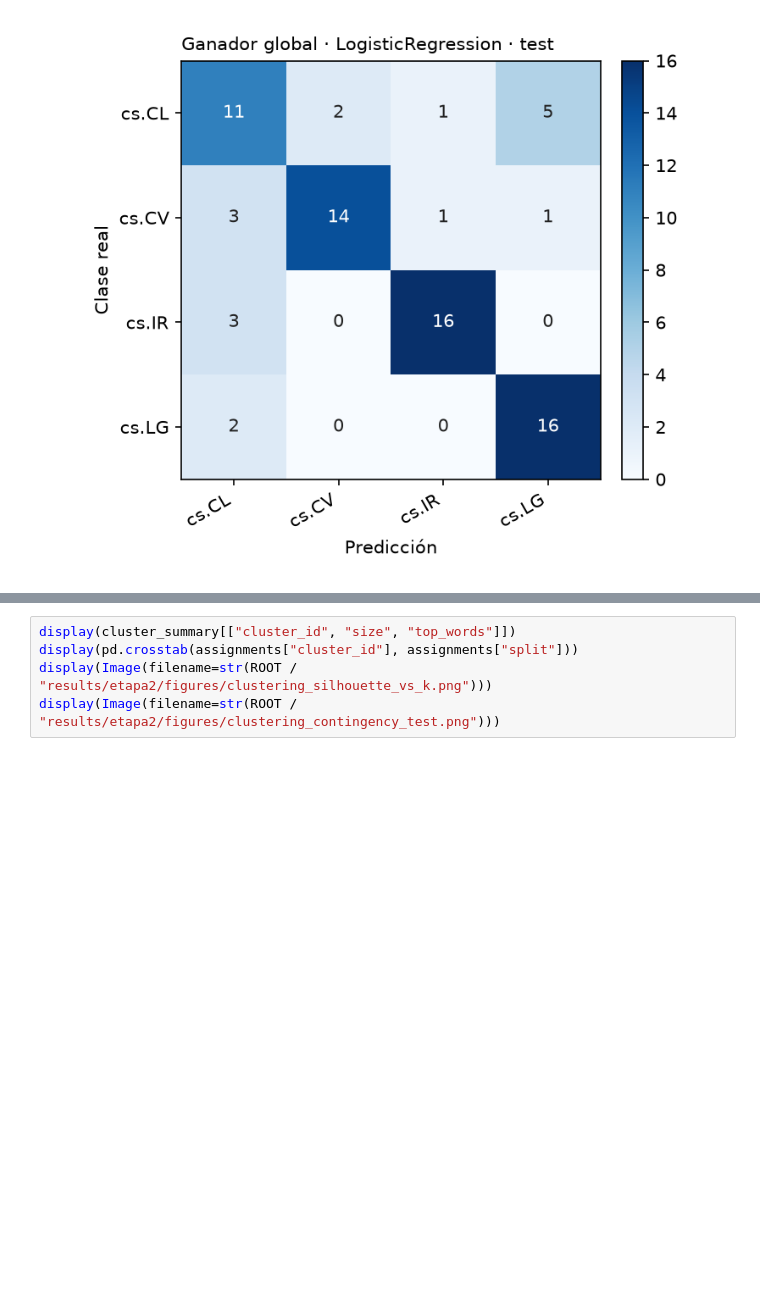
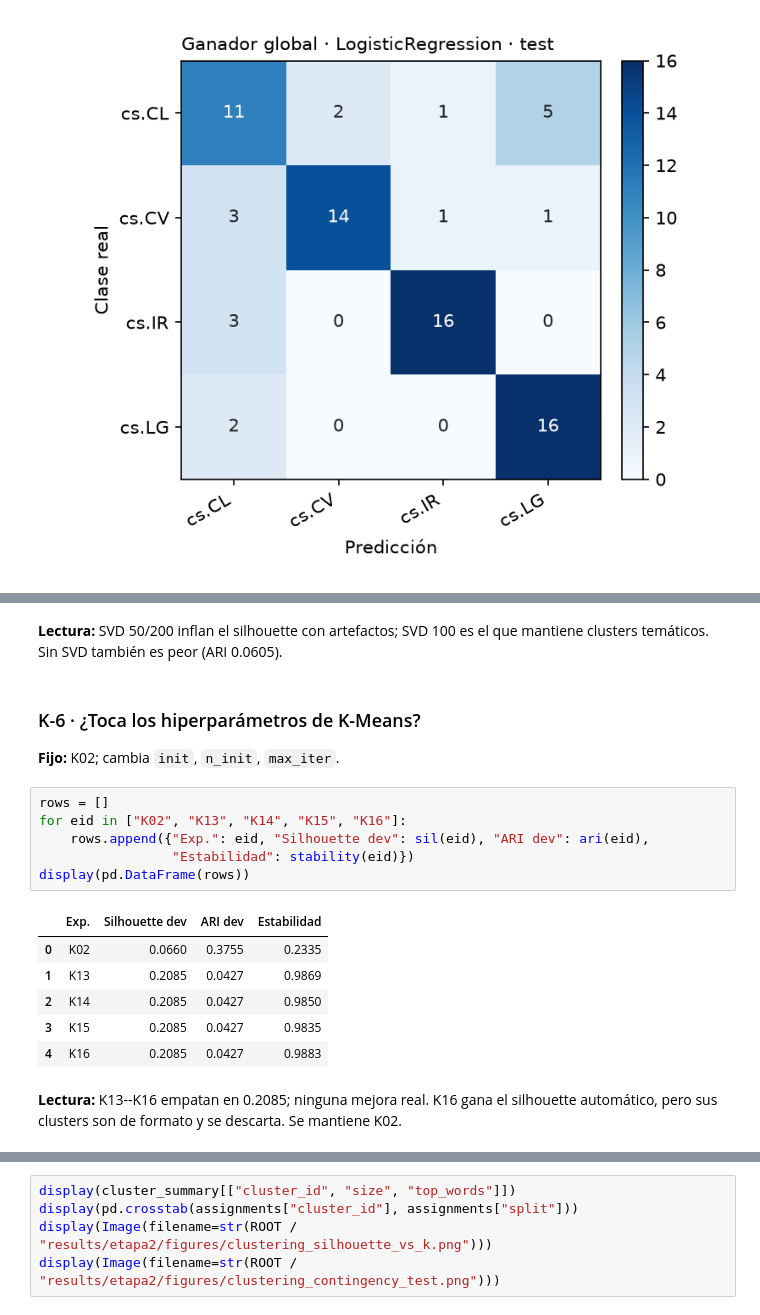
Before and after one commit to Angel788/PracticaMLNoticias, a Jupyter notebook: notebooks/00_etapa2_completo.ipynb, the cells around one changed output, grey strips where cells are left out. Drawn from its saved outputs; the diff is of its cells as text; blank space fills up the shorter version.

```diff
--- a/notebooks/00_etapa2_completo.ipynb
+++ b/notebooks/00_etapa2_completo.ipynb
@@ -155 +334,24 @@ display(pd.DataFrame(rows))
+# %% [markdown]
+**Lectura:** SVD 50/200 inflan el silhouette con artefactos; SVD 100 es el que
+mantiene clusters temáticos. Sin SVD también es peor (ARI 0.0605).
+# %% [markdown]
+### K-6 · ¿Toca los hiperparámetros de K-Means?
+
+**Fijo:** K02; cambia `init`, `n_init`, `max_iter`.
+# %%
+rows = []
+for eid in ["K02", "K13", "K14", "K15", "K16"]:
+    rows.append({"Exp.": eid, "Silhouette dev": sil(eid), "ARI dev": ari(eid),
+                 "Estabilidad": stability(eid)})
+display(pd.DataFrame(rows))
+# %% [output]
+|  | Exp. | Silhouette dev | ARI dev | Estabilidad |
+| 0 | K02 | 0.0660 | 0.3755 | 0.2335 |
+| 1 | K13 | 0.2085 | 0.0427 | 0.9869 |
+| 2 | K14 | 0.2085 | 0.0427 | 0.9850 |
+| 3 | K15 | 0.2085 | 0.0427 | 0.9835 |
+| 4 | K16 | 0.2085 | 0.0427 | 0.9883 |
+# %% [markdown]
+**Lectura:** K13--K16 empatan en 0.2085; ninguna mejora real. K16 gana el
+silhouette automático, pero sus clusters son de formato y se descarta. Se mantiene K02.
 # %% [markdown]
```
Also changed, not shown: parts of 48 cells of this notebook, 3 other files.
